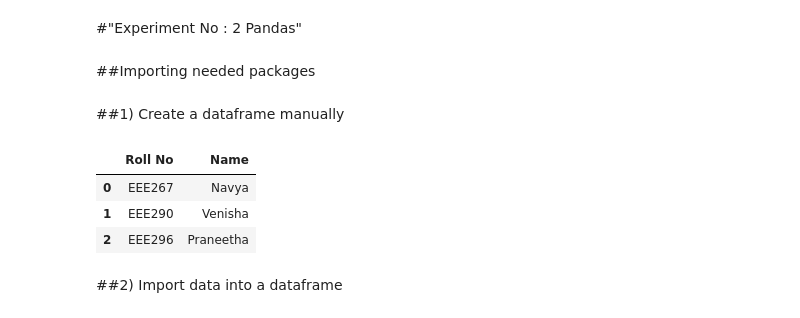
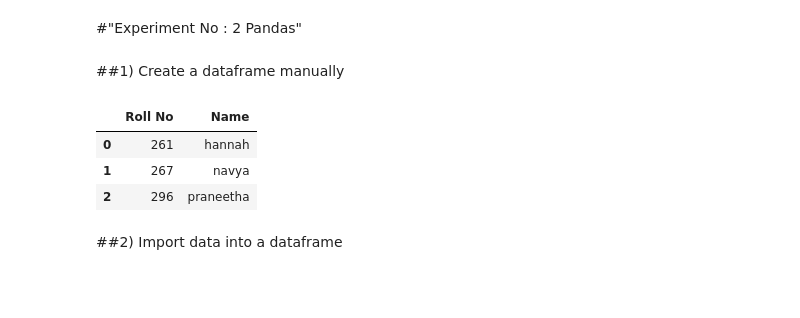
Before and after one commit to 19PA1A0296/AI-lab, a Jupyter notebook: Exp_2_pandas.ipynb, the cells around one changed output. Cells and saved outputs as stored; diff of their text form; code cells hidden in the pictures; blank space fills up the shorter version.

```diff
--- a/Exp_2_pandas.ipynb
+++ b/Exp_2_pandas.ipynb
@@ -2,22 +2,20 @@
 <a href="https://colab.research.google.com/github/19PA1A0296/AI-lab/blob/master/Exp_2_pandas.ipynb" target="_parent"><img src="https://colab.research.google.com/assets/colab-badge.svg" alt="Open In Colab"/></a>
 # %% [markdown]
 #"Experiment No : 2 Pandas"
-# %% [markdown]
-##Importing needed packages
+# %% [markdown]
+##1) Create a dataframe manually
 # %%
 import pandas as pd
 import numpy as np
-# %% [markdown]
-##1) Create a dataframe manually
 # %%
-data = {'Roll No':['EEE267','EEE290', 'EEE296'], 'Name':['Navya','Venisha','Praneetha']}
+data = {'Roll No':['261','267', '296'], 'Name':['hannah','navya','praneetha']}
 df = pd.DataFrame(data=data)
 df
 # %% [output]
 |  | Roll No | Name |
-| 0 | EEE267 | Navya |
-| 1 | EEE290 | Venisha |
-| 2 | EEE296 | Praneetha |
+| 0 | 261 | hannah |
+| 1 | 267 | navya |
+| 2 | 296 | praneetha |
 # %% [markdown]
 ##2) Import data into a dataframe
 # %%
```
